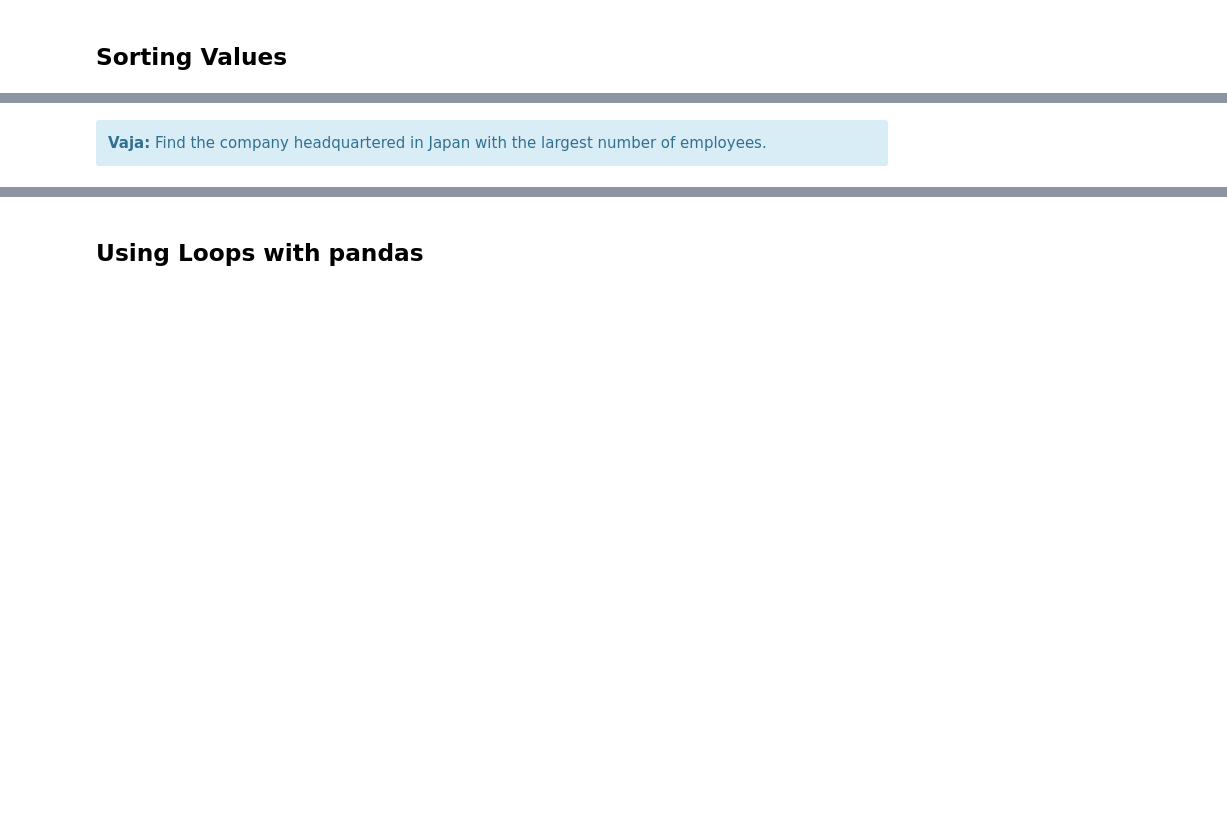
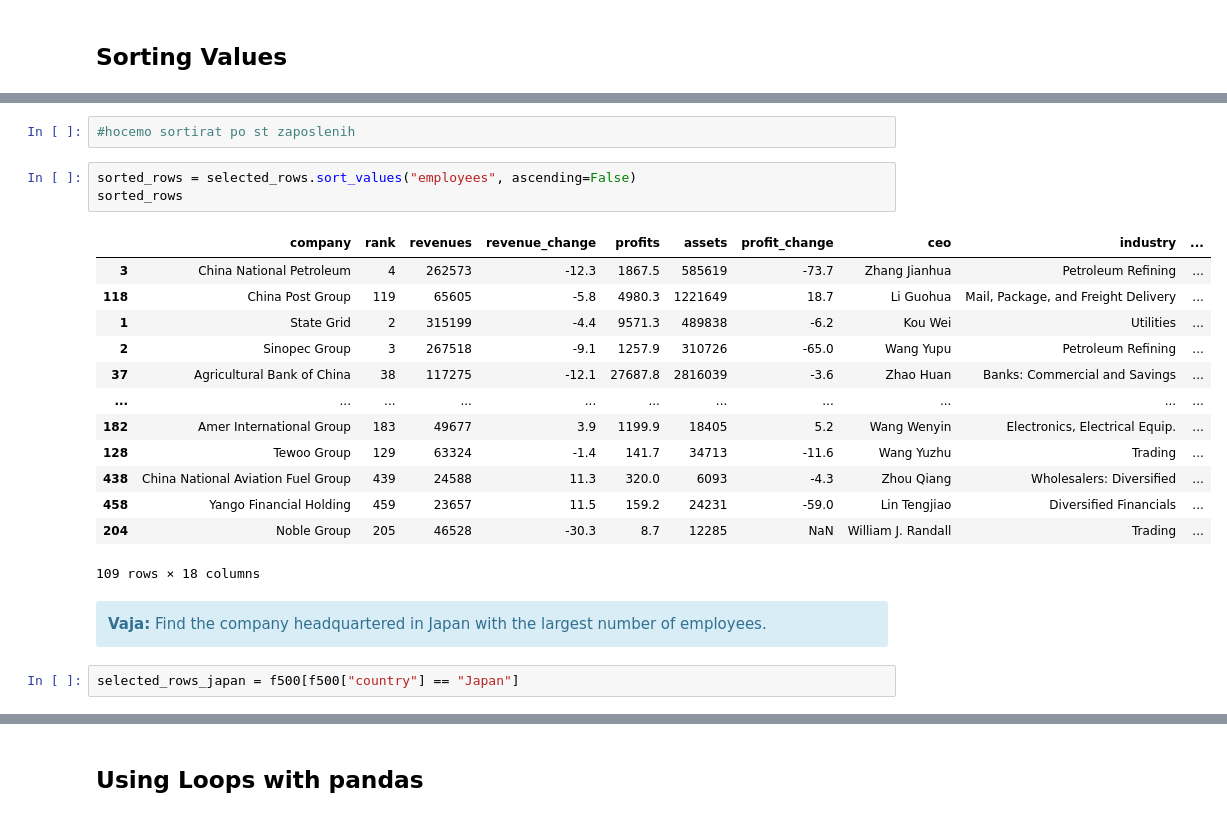
Before and after one commit to NightShop/analitika-podatkov, a Jupyter notebook: Del_03_Uvod_v_Pandas/03_Uvod_v_Pandas_CLEAN.ipynb, the cells around one changed output, grey strips where cells are left out. Drawn from its saved outputs; the diff is of its cells as text; blank space fills up the shorter version.

```diff
--- a/Del_03_Uvod_v_Pandas/03_Uvod_v_Pandas_CLEAN.ipynb
+++ b/Del_03_Uvod_v_Pandas/03_Uvod_v_Pandas_CLEAN.ipynb
@@ -901,3 +1551,24 @@ alt_name = pd.Series(['rocket', 'aubergine', 'maize'], index=['arugula', 'eggpla
+# %%
+#hocemo sortirat po st zaposlenih
+# %%
+sorted_rows = selected_rows.sort_values("employees", ascending=False)
+sorted_rows
+# %% [output]
+|  | company | rank | revenues | revenue_change | profits | assets | profit_change | ceo | industry | ... |
+| 3 | China National Petroleum | 4 | 262573 | -12.3 | 1867.5 | 585619 | -73.7 | Zhang Jianhua | Petroleum Refining | ... |
+| 118 | China Post Group | 119 | 65605 | -5.8 | 4980.3 | 1221649 | 18.7 | Li Guohua | Mail, Package, and Freight Delivery | ... |
+| 1 | State Grid | 2 | 315199 | -4.4 | 9571.3 | 489838 | -6.2 | Kou Wei | Utilities | ... |
+| 2 | Sinopec Group | 3 | 267518 | -9.1 | 1257.9 | 310726 | -65.0 | Wang Yupu | Petroleum Refining | ... |
+| 37 | Agricultural Bank of China | 38 | 117275 | -12.1 | 27687.8 | 2816039 | -3.6 | Zhao Huan | Banks: Commercial and Savings | ... |
+| ... | ... | ... | ... | ... | ... | ... | ... | ... | ... | ... |
+| 182 | Amer International Group | 183 | 49677 | 3.9 | 1199.9 | 18405 | 5.2 | Wang Wenyin | Electronics, Electrical Equip. | ... |
+| 128 | Tewoo Group | 129 | 63324 | -1.4 | 141.7 | 34713 | -11.6 | Wang Yuzhu | Trading | ... |
+| 438 | China National Aviation Fuel Group | 439 | 24588 | 11.3 | 320.0 | 6093 | -4.3 | Zhou Qiang | Wholesalers: Diversified | ... |
+| 458 | Yango Financial Holding | 459 | 23657 | 11.5 | 159.2 | 24231 | -59.0 | Lin Tengjiao | Diversified Financials | ... |
+| 204 | Noble Group | 205 | 46528 | -30.3 | 8.7 | 12285 | NaN | William J. Randall | Trading | ... |
+109 rows × 18 columns
 # %% [markdown]
 <div class="alert alert-block alert-info">
 <b>Vaja:</b> Find the company headquartered in Japan with the largest number of employees.</div>
+# %%
+selected_rows_japan = f500[f500["country"] == "Japan"]
```
Also changed, not shown: parts of 145 cells of this notebook, 9 other files.
